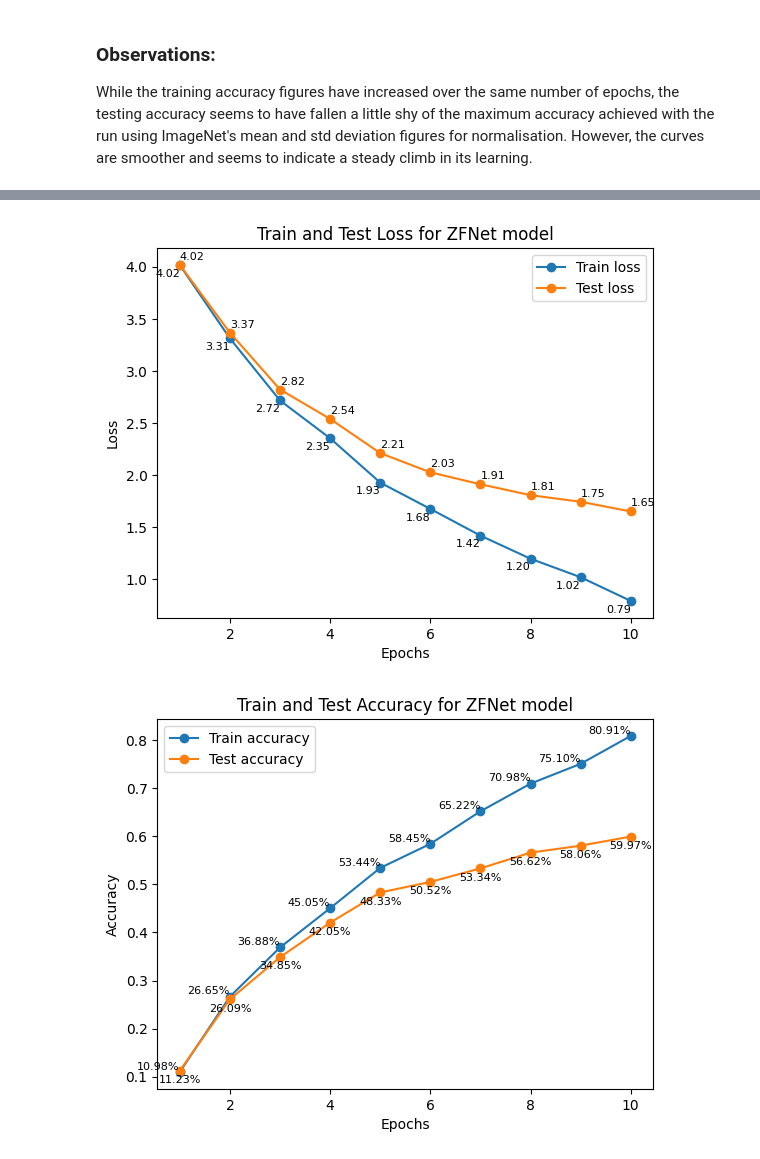
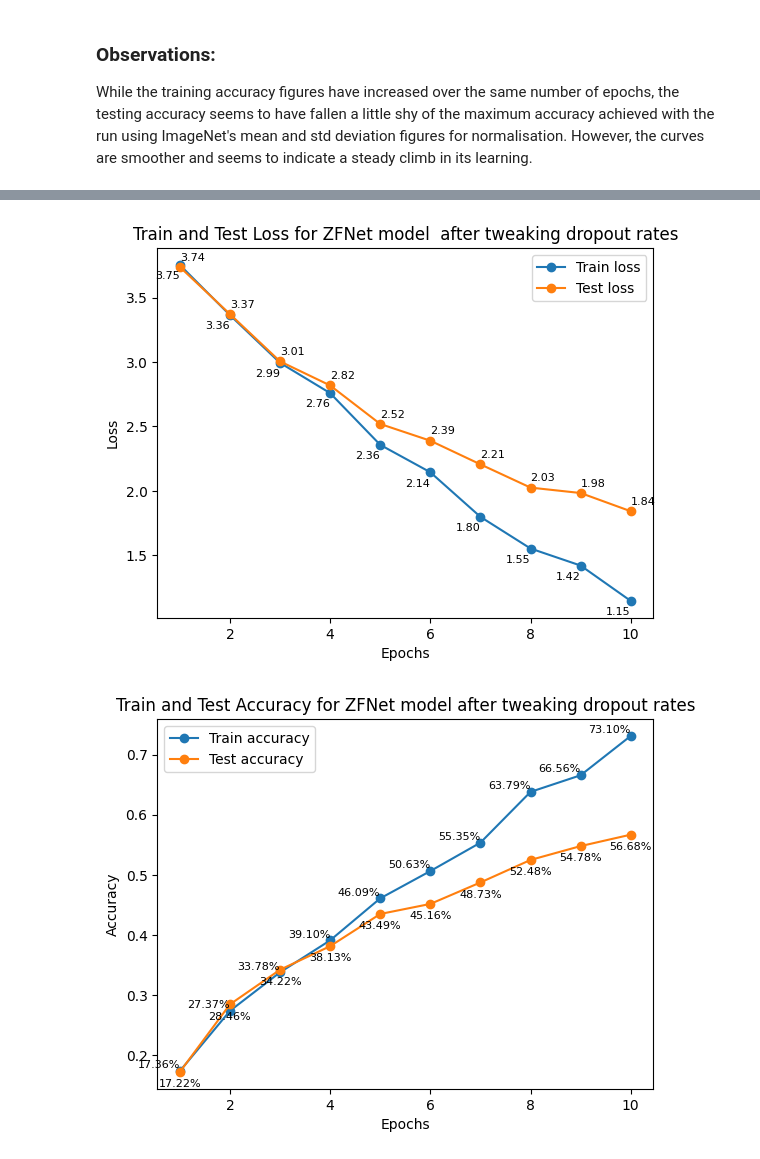
Before and after one commit to sprince0031/UL_Masters, a Jupyter notebook: SEM_2/CS6482-Deep_Reinforcement_Learning/Assignment1/CS6482-Assign1-23007575-23052058.ipynb, the cells around one changed output, grey strips where cells are left out. Drawn from its saved outputs; the diff is of its cells as text; code cells hidden in the pictures.

```diff
--- a/SEM_2/CS6482-Deep_Reinforcement_Learning/Assignment1/CS6482-Assign1-23007575-23052058.ipynb
+++ b/SEM_2/CS6482-Deep_Reinforcement_Learning/Assignment1/CS6482-Assign1-23007575-23052058.ipynb
@@ -591,18 +610,15 @@ The network still is overfitting to the training data. We can try to combat this
 # %%
-# Defining a tweaked ZFNet architecture with more dropout layers.
+# Defining a tweaked ZFNet architecture with changes to dropout rates.
 class ZFNetNew(nn.Module):
-    def __init__(self, num_classes=101):  # Since Caltech101 has 101 classes
-        super(ZFNet, self).__init__()
+    def __init__(self, num_classes=101):
+        super(ZFNetNew, self).__init__()
         self.features = nn.Sequential(
-            # The original ZFNet adjusted the filter size and stride in the first convolutional layer.
             nn.Conv2d(3, 96, kernel_size=7, stride=2, padding=1),
             nn.ReLU(inplace=True),
             nn.MaxPool2d(kernel_size=3, stride=2),
-            nn.LocalResponseNorm(size=5, alpha=1e-4, beta=0.75, k=2),
             nn.Conv2d(96, 256, kernel_size=5, padding=2),
             nn.ReLU(inplace=True),
             nn.MaxPool2d(kernel_size=3, stride=2),
-            nn.LocalResponseNorm(size=5, alpha=1e-4, beta=0.75, k=2),
             nn.Conv2d(256, 384, kernel_size=3, padding=1),
             nn.ReLU(inplace=True),
             nn.Conv2d(384, 384, kernel_size=3, padding=1),
@@ -613,10 +629,10 @@ class ZFNetNew(nn.Module):
         )
         self.avgpool = nn.AdaptiveAvgPool2d((6, 6))
         self.classifier = nn.Sequential(
-            nn.Dropout(),
+            nn.Dropout(p = 0.45), # Decreasing the dropout probablilty to 0.45 instead of default 0.5
             nn.Linear(256 * 6 * 6, 4096),
             nn.ReLU(inplace=True),
-            nn.Dropout(),
+            nn.Dropout(p = 0.55), # Increasing the dropout probablilty to 0.55 instead of default 0.5
             nn.Linear(4096, 4096),
             nn.ReLU(inplace=True),
             nn.Linear(4096, num_classes),
@@ -655,10 +699,9 @@ show_images(images[:10], labels[:10], classes)
 # %%
-zfnet = ZFNet(num_classes=101).to(device)
 # Define the loss function and the optimizer
 loss_fn = nn.CrossEntropyLoss()
-optimizer = torch.optim.Adam(zfnet.parameters(), lr=1e-3)
+optimizer = torch.optim.Adam(zfnetNew.parameters(), lr=1e-3)
 
-train_loss, train_accuracy, test_loss, test_accuracy = train_loop(train_loader, test_loader, zfnet, loss_fn, optimizer, EPOCHS)
+train_loss, train_accuracy, test_loss, test_accuracy = train_loop(train_loader, test_loader, zfnetNew, loss_fn, optimizer, EPOCHS)
 # %% [output]
 Epoch 1:
 
@@ -680,14 +723,14 @@ Time taken for training: 979.140588760376 seconds
 # %%
 epochRange = range(1, EPOCHS+1)
 # Defining data and plot params
 lossDataList = [(train_loss, {'label': 'Train loss', 'decimalPlaces': 2, 'displayOffset': -0.11, 'ha': 'right'}),
                 (test_loss, {'label': 'Test loss', 'decimalPlaces': 2, 'displayOffset': 0.05, 'ha': 'left'})]
-plotTitle = 'Train and Test Loss for ZFNet model'
+plotTitle = 'Train and Test Loss for ZFNet model  after tweaking dropout rates'
 
 # Calling my custom util function to plot loss data
 plotMetrics(lossDataList, epochRange, xlabel='Epochs', ylabel='Loss', title=plotTitle, legend=True)
 # %% [output]
-[figure, old version]
+[figure, new version]
 # %%
 # Defining data and plot params
 epochRange = range(1, EPOCHS+1)
@@ -695,9 +738,9 @@ accuracyDataList = [(train_accuracy, {'label': 'Train accuracy', 'displayOffset'
                                       'decimalPlaces': 2, 'displayPercent': True, 'ha': 'right'}),
                 (test_accuracy, {'label': 'Test accuracy', 'displayOffset': -0.025,
                                  'decimalPlaces': 2, 'displayPercent': True})]
-plotTitle = 'Train and Test Accuracy for ZFNet model'
+plotTitle = 'Train and Test Accuracy for ZFNet model after tweaking dropout rates'
 
 # Calling my custom util function to plot accuracy data
 plotMetrics(accuracyDataList, epochRange, xlabel='Epochs', ylabel='Accuracy', title=plotTitle, legend=True)
 # %% [output]
-[figure, old version]
+[figure, new version]
```
Also changed, not shown: parts of 9 cells of this notebook.
